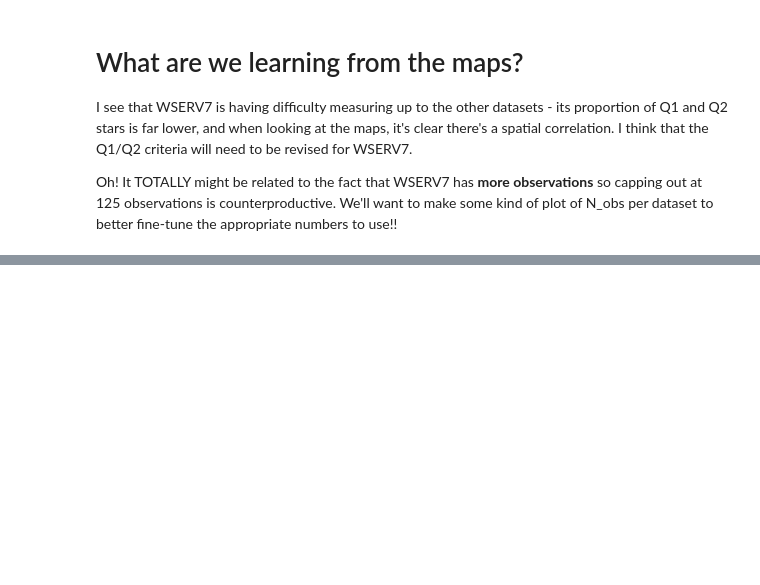
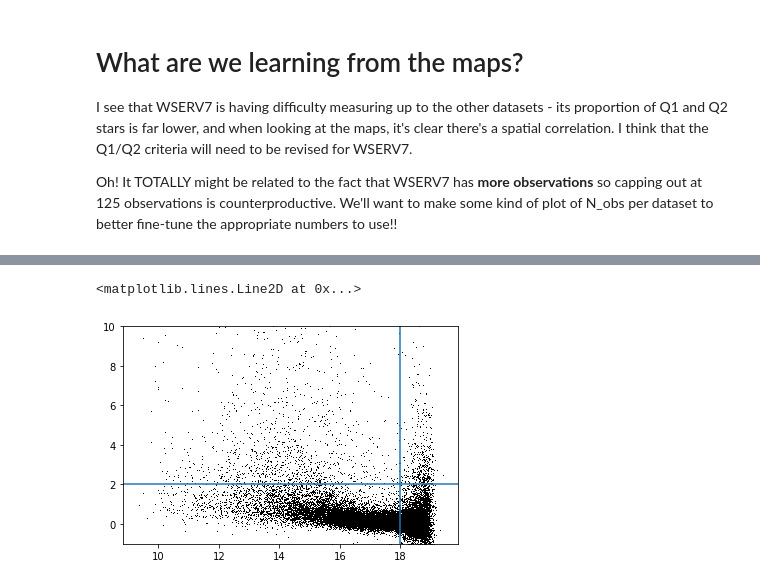
Before and after one commit to tomr-stargazer/Variability_Project_2020, a Jupyter notebook: wuvars/analysis/prototypes/Data Selection Notes - Question 2, applying ONC criteria to other regions.ipynb, the cells around one changed output, grey strips where cells are left out. Saved outputs shown, nothing was run; the diff lists cells and outputs as text; code cells hidden in the pictures; blank space fills up the shorter version.

```diff
--- a/wuvars/analysis/prototypes/Data Selection Notes - Question 2, applying ONC criteria to other regions.ipynb
+++ b/wuvars/analysis/prototypes/Data Selection Notes - Question 2, applying ONC criteria to other regions.ipynb
@@ -432,0 +778,8 @@ Total Q=2 sources: 11194
+# %%
+plt.plot(ds['median']['HAPERMAG3'], ds['variability']['Stetson_JHK'], 'k,')
+plt.ylim(-1, 10)
+plt.axvline(18)
+plt.axhline(2)
+# %% [output]
+<matplotlib.lines.Line2D at 0x...>
+[figure, added]
```
Also changed, not shown: parts of 9 cells of this notebook, 3 other files.
